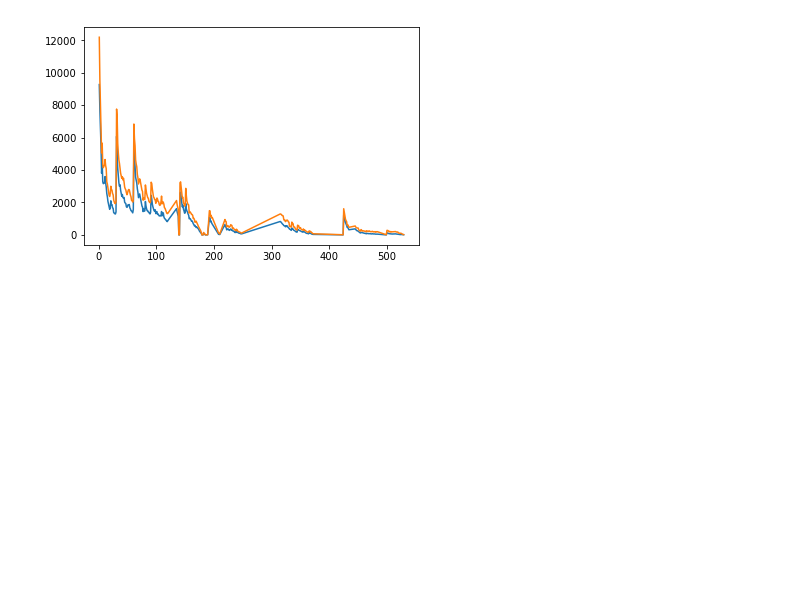
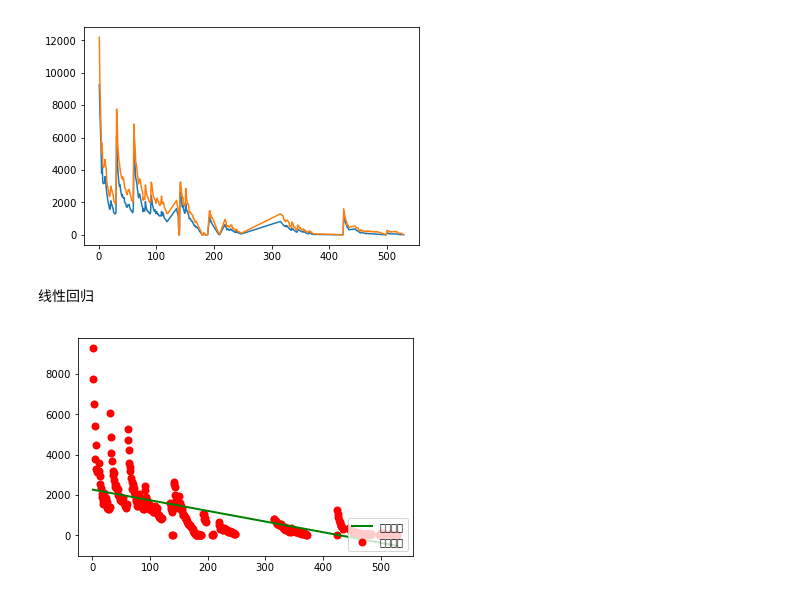
Before and after one commit to LeonKennedy/jupyter_space, a Jupyter notebook: lesson_distribute.ipynb, the cells around one changed output. Drawn from its saved outputs; the diff is of its cells as text; code cells hidden in the pictures; blank space fills up the shorter version.

```diff
--- a/lesson_distribute.ipynb
+++ b/lesson_distribute.ipynb
@@ -53,3 +115,17 @@ plt.plot(x,ym,label="max")
 plt.show()
 # %% [output]
 [figure]
+# %% [markdown]
+线性回归
+# %%
+model = linear_model.LinearRegression()
+Xi = x.reshape(-1,1)
+Yi = ya.reshape(-1,1)
+model.fit(Xi, Yi)
+y_plot = model.predict(Xi)
+plt.scatter(Xi, Yi, color='red',label="样本数据",linewidth=2)
+plt.plot(Xi, y_plot, color='green',label="拟合直线",linewidth=2)
+plt.legend(loc='lower right')
+plt.show()
+# %% [output]
+[figure, added]
```
Also changed, not shown: parts of 11 cells of this notebook, 3 other files.
